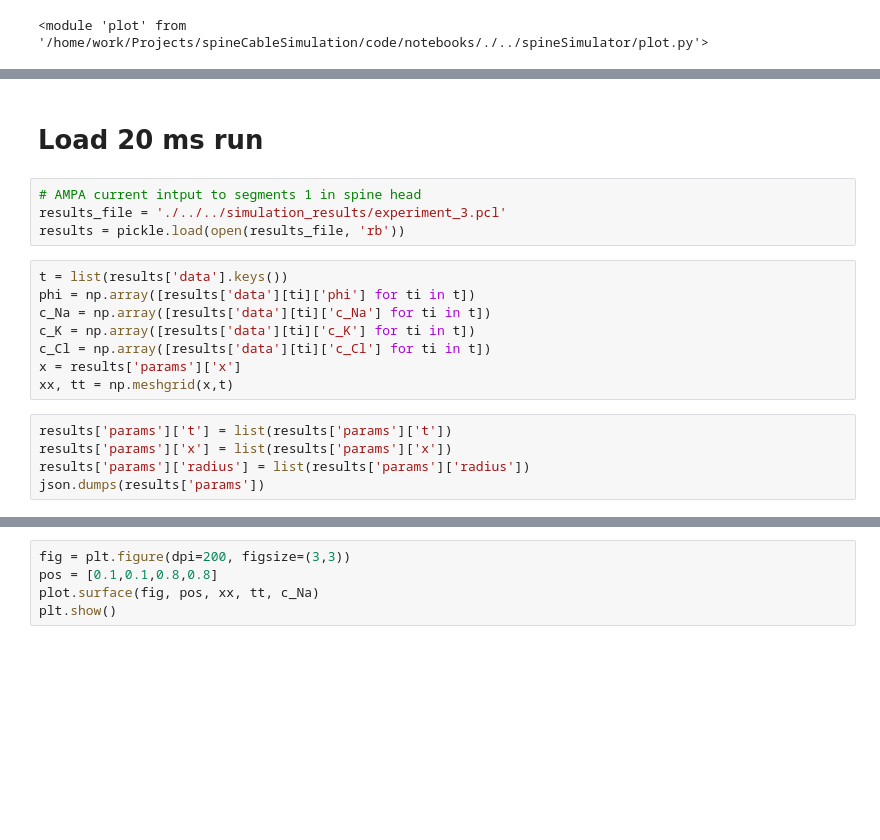
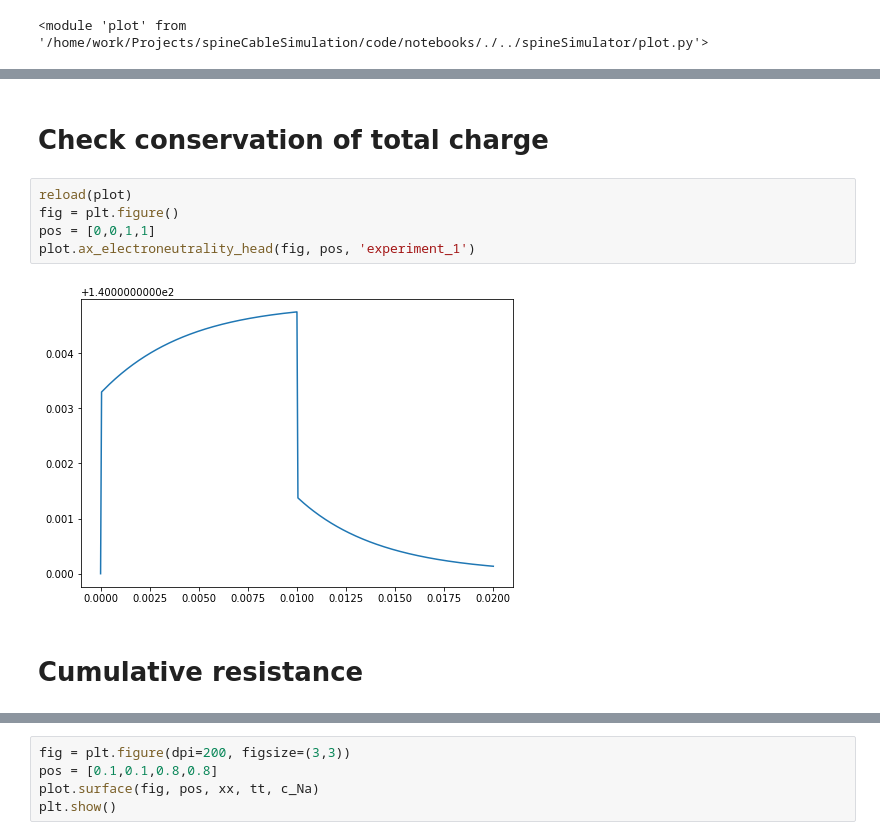
Before and after one commit to feblmu/Eberhardt2024Ion-concentration, a Jupyter notebook: notebooks/analyze_full_run.ipynb, the cells around one changed output, grey strips where cells are left out. Drawn from its saved outputs; the diff is of its cells as text; blank space fills up the shorter version.

```diff
--- a/notebooks/analyze_full_run.ipynb
+++ b/notebooks/analyze_full_run.ipynb
@@ -13,19 +17,11 @@ import matplotlib.pyplot as plt
 # %% [markdown]
-# Load 20 ms run
+# Check conservation of total charge
-# %%
-# AMPA current intput to segments 1 in spine head
-results_file = './../../simulation_results/experiment_3.pcl'
-results = pickle.load(open(results_file, 'rb'))
-# %%
-t = list(results['data'].keys())
-phi = np.array([results['data'][ti]['phi'] for ti in t])
-c_Na = np.array([results['data'][ti]['c_Na'] for ti in t])
-c_K = np.array([results['data'][ti]['c_K'] for ti in t])
-c_Cl = np.array([results['data'][ti]['c_Cl'] for ti in t])
-x = results['params']['x']
-xx, tt = np.meshgrid(x,t)
-# %%
-results['params']['t'] = list(results['params']['t'])
-results['params']['x'] = list(results['params']['x'])
-results['params']['radius'] = list(results['params']['radius'])
-json.dumps(results['params'])
+# %%
+reload(plot)
+fig = plt.figure()
+pos = [0,0,1,1]
+plot.ax_electroneutrality_head(fig, pos, 'experiment_1')
+# %% [output]
+[figure, added]
+# %% [markdown]
+# Cumulative resistance
```
Also changed, not shown: parts of 7 cells of this notebook, 5 other files.
